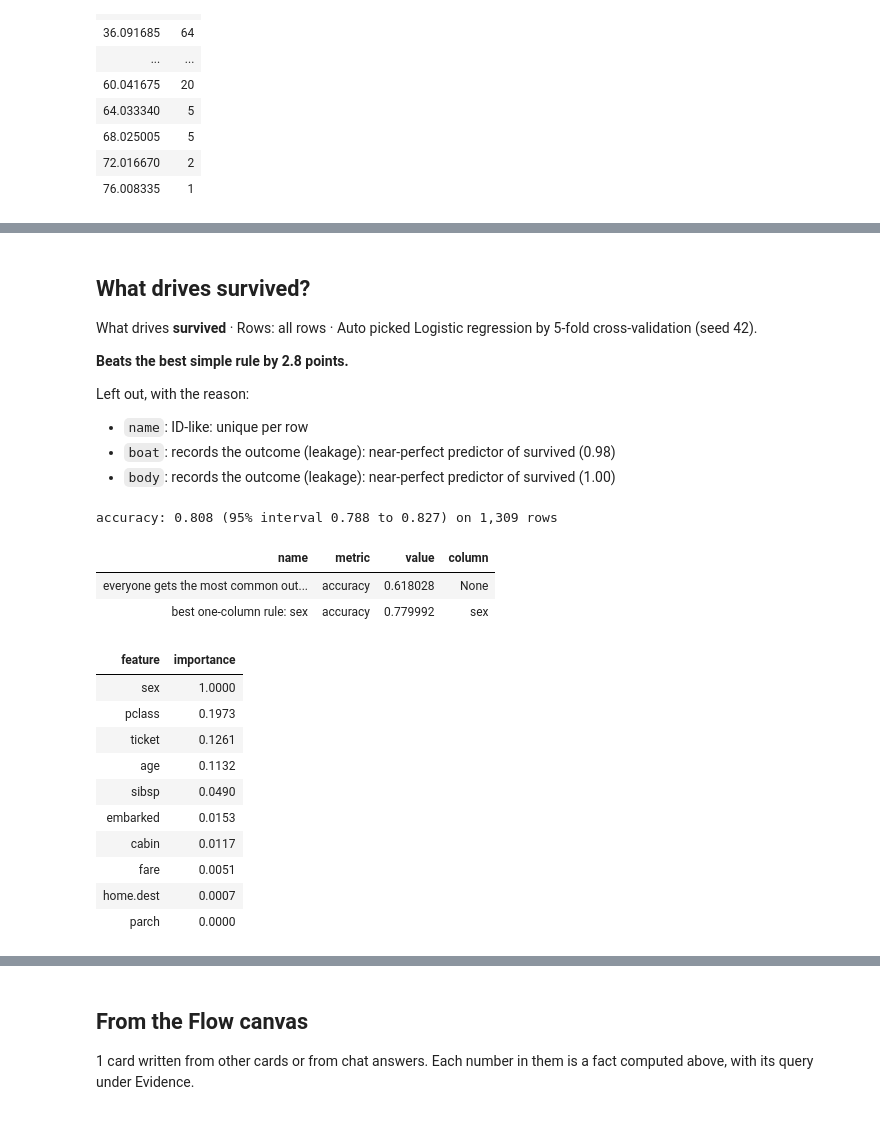
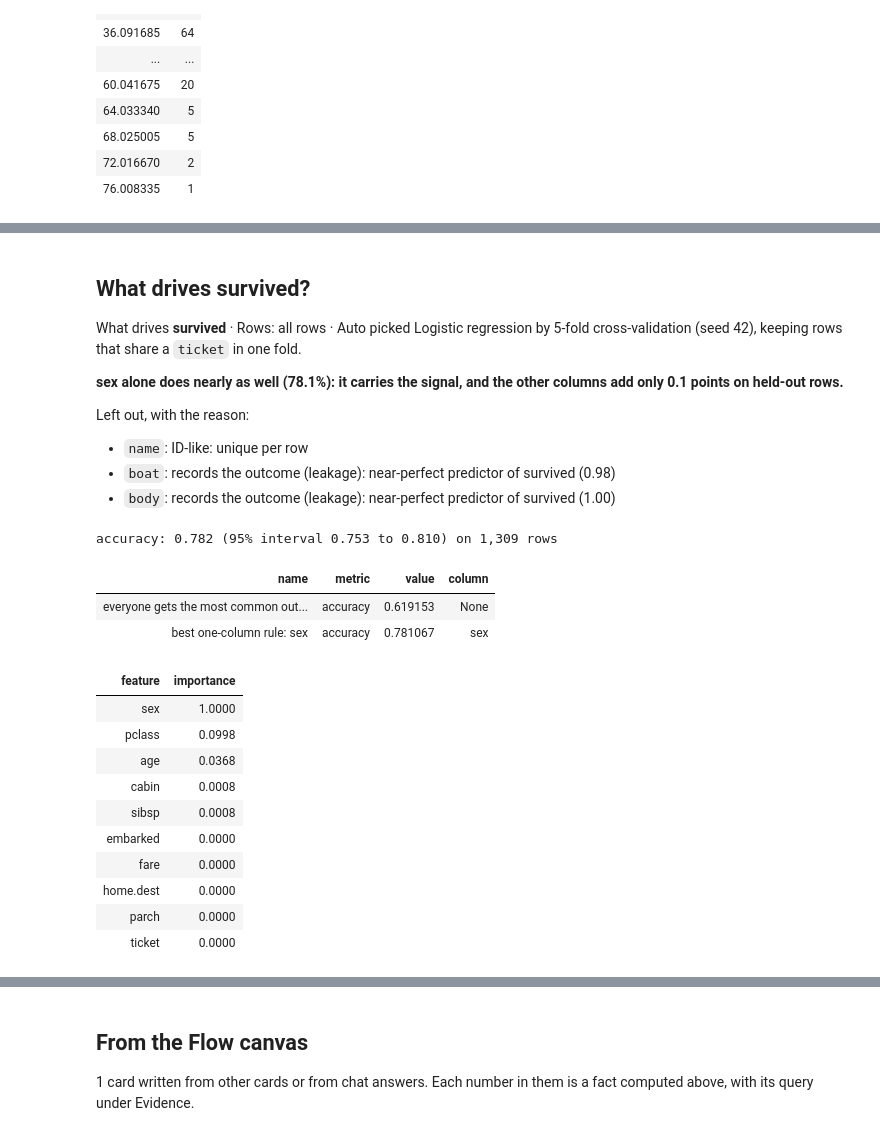
Before and after one commit to n1mk1/sherlock, a Jupyter notebook: docs/examples/titanic3-v4.ipynb, the cells around one changed output, grey strips where cells are left out. Saved outputs shown, nothing was run; the diff lists cells and outputs as text; code cells hidden in the pictures.

```diff
--- a/docs/examples/titanic3-v4.ipynb
+++ b/docs/examples/titanic3-v4.ipynb
@@ -641,9 +637,9 @@ SELECT COUNT(*) FROM t WHERE _quarantine_reason IS NULL AND (1=1)
 # %% [markdown]
 ## What drives survived?
 
-What drives **survived** · Rows: all rows · Auto picked Logistic regression by 5-fold cross-validation (seed 42).
+What drives **survived** · Rows: all rows · Auto picked Logistic regression by 5-fold cross-validation (seed 42), keeping rows that share a `ticket` in one fold.
 
-**Beats the best simple rule by 2.8 points.**
+**sex alone does nearly as well (78.1%): it carries the signal, and the other columns add only 0.1 points on held-out rows.**
 
 Left out, with the reason:
 
@@ -651,8 +647,8 @@ Left out, with the reason:
 - `boat`: records the outcome (leakage): near-perfect predictor of survived (0.98)
 - `body`: records the outcome (leakage): near-perfect predictor of survived (1.00)
 # %%
-# Reproduces Sherlock run run_01M5TBT5TPKFDXJF4GS551PHTS (driver analysis on version 4).
-# Auto tried: Gradient boosting (accuracy 0.806), Random forest (accuracy 0.798). The winner, Logistic regression, is reproduced here.
+# Reproduces Sherlock run run_01M5TQGJ3A1R99MSD16NEA70HG (driver analysis on version 4).
+# Auto tried: Gradient boosting (accuracy 0.763), Random forest (accuracy 0.768). The winner, Logistic regression, is reproduced here.
 import duckdb
 
 import warnings
@@ -688,7 +684,7 @@ from sklearn.linear_model import LogisticRegression, Ridge
 from sklearn.metrics import accuracy_score, f1_score, mean_absolute_error, r2_score, roc_auc_score
 
 
-from sklearn.model_selection import KFold, StratifiedKFold
+from sklearn.model_selection import GroupKFold, KFold, StratifiedGroupKFold, StratifiedKFold, train_test_split
 
 
 from sklearn.pipeline import Pipeline
@@ -701,6 +697,18 @@ from sklearn.tree import DecisionTreeClassifier, DecisionTreeRegressor
 
 
 FOLDS = 5
+
+
+def sample(data, target, task, n, seed):
+    """`n` of the rows, drawn with the seed and back in row order. For categories the draw is stratified
+    by the outcome, so each value keeps its share (TRD §6.7)."""
+    if len(data) <= n:
+        return data
+    if task == "classification":
+        data, _ = train_test_split(data, train_size=n, stratify=data[target].astype(str), random_state=seed)
+    else:
+        data = data.sample(n=n, random_state=seed)
+    return data.sort_values("_row_id")
 
 
 def prepare(data, target, numeric, categorical, high_card):
@@ -744,10 +752,29 @@ def make_model(name, task, seed):
             "one_column_rule": DecisionTreeRegressor(max_depth=1, random_state=seed)}[name]
 
 
-def folds(X, y, task, seed, n_folds=FOLDS):
+def group_labels(data, column):
+    """One label per row for keeping rows that share a value of `column` in one fold. A blank is a
+    group of its own."""
+    labels = data[column].astype(str).to_numpy(dtype=object)
+    blank = data[column].isna().to_numpy()
+    labels[blank] = [f"(blank {i})" for i in range(int(blank.sum()))]
+    return labels
+
+
+def folds(X, y, task, seed, n_folds=FOLDS, groups=None):
+    """The cross-validation splits and whether they keep groups together (TRD §7.5 step 4). With
+    `groups`, the rows of one group (a shared ticket, account or household) stay in one fold, so a
+    held-out row's relatives aren't among its training rows; for categories the folds stay
+    stratified. When grouping leaves a fold without one of the outcomes, or there are fewer groups
+    than folds, the folds are the plain ones."""
+    if groups is not None and len(set(groups)) >= n_folds:
+        split = StratifiedGroupKFold(n_folds, shuffle=True, random_state=seed) if task == "classification" else GroupKFold(n_folds)
+        out = list(split.split(X, y, groups))
+        if task == "regression" or all(y.iloc[test].nunique() == y.nunique() for _, test in out):
+            return out, True
     split = (StratifiedKFold(n_folds, shuffle=True, random_state=seed) if task == "classification"
              else KFold(n_folds, shuffle=True, random_state=seed))
-    return list(split.split(X, y))
+    return list(split.split(X, y)), False
 
 
 def metric_name(task, y):
@@ -774,7 +801,7 @@ def evaluate(name, X, y, task, seed, numeric, categorical, high_card, splits=Non
     per-fold pipelines (for importance)."""
     warnings.filterwarnings("ignore", message="Unknown solver options")  # scikit-learn 1.5 with a newer SciPy
     metric = metric_name(task, y)
-    splits = splits or folds(X, y, task, seed)
+    splits = splits or folds(X, y, task, seed)[0]
     out = {"metric": metric, "folds": [], "fitted": []}
     aucs, maes = [], []
     for train, test in splits:
@@ -826,10 +853,10 @@ def importance(fitted, X, y, metric, seed):
     return table.sort_values(["importance", "feature"], ascending=[False, True]).reset_index(drop=True)
 
 
-def run(data, target, numeric, categorical, high_card, task, model, seed=42, n_folds=FOLDS):
+def run(data, target, numeric, categorical, high_card, task, model, seed=42, n_folds=FOLDS, group=None):
     """Train and score `model` the way Sherlock did: the same folds, baselines and importance."""
     X, y = prepare(data, target, numeric, categorical, high_card)
-    splits = folds(X, y, task, seed, n_folds)
+    splits, grouped = folds(X, y, task, seed, n_folds, group_labels(data, group) if group else None)
     result = evaluate(model, X, y, task, seed, numeric, categorical, high_card, splits)
     base = baselines(X, y, task, seed, numeric, categorical, high_card, splits)
     imp = importance(result["fitted"], X, y, result["metric"], seed)
@@ -841,7 +868,7 @@ def run(data, target, numeric, categorical, high_card, task, model, seed=42, n_f
     for k in ("auc", "mae"):
         if k in result:
             metrics[k] = round(result[k], 6)
-    out = {"metrics": metrics, "baselines": base, "importance": imp, "rows": int(len(X))}
+    out = {"metrics": metrics, "baselines": base, "importance": imp, "rows": int(len(X)), "grouped_by": group if grouped else None}
     if task == "classification":
         out["oof"] = out_of_fold(result["fitted"], X, y, data)
     return out
@@ -859,45 +886,47 @@ def out_of_fold(fitted, X, y, data):
         frames.append(part)
     oof = pd.concat(frames).sort_index()
     if "_row_id" in data.columns:
         oof.insert(0, "_row_id", data.loc[oof.index, "_row_id"].astype(int).values)
     return oof.reset_index(drop=True)
 
 
 def reproduce(df, seed=42):
     """What drives survived: the same rows, features, folds and model as the app."""
     t = df
     data = duckdb.sql('SELECT * FROM t WHERE _quarantine_reason IS NULL AND (1=1) ORDER BY _row_id').df()  # the run's rows (quarantined rows excluded)
     data = data[data['survived'].notna()]
     # Features used: pclass, sex, age, sibsp, parch, ticket, fare, cabin, embarked, home.dest
     # Left out, with the reason:
 #   name: ID-like: unique per row
 #   boat: records the outcome (leakage): near-perfect predictor of survived (0.98)
 #   body: records the outcome (leakage): near-perfect predictor of survived (1.00)
-    return run(data, 'survived', ['age', 'fare'], ['pclass', 'sex', 'sibsp', 'parch', 'embarked'], ['ticket', 'cabin', 'home.dest'], 'classification', 'logistic_regression', seed, n_folds=5)
+    # Rows that share a ticket stay in one fold, so a held-out row's group isn't in its training rows.
+    return run(data, 'survived', ['age', 'fare'], ['pclass', 'sex', 'sibsp', 'parch', 'embarked'], ['ticket', 'cabin', 'home.dest'], 'classification', 'logistic_regression', seed,
+               n_folds=5, group='ticket')
 
 
 from IPython.display import display
 
 run_result = reproduce(df)
 m = run_result["metrics"]
 print(f"{m['metric']}: {m['value']:.3f} (95% interval {m['ci'][0]:.3f} to {m['ci'][1]:.3f}) on {run_result['rows']:,} rows")
 display(pd.DataFrame(run_result["baselines"]))
 run_result["importance"]
 # %% [output]
-accuracy: 0.808 (95% interval 0.788 to 0.827) on 1,309 rows
+accuracy: 0.782 (95% interval 0.753 to 0.810) on 1,309 rows
 | name | metric | value | column |
-| everyone gets the most common out... | accuracy | 0.618028 | None |
-| best one-column rule: sex | accuracy | 0.779992 | sex |
+| everyone gets the most common out... | accuracy | 0.619153 | None |
+| best one-column rule: sex | accuracy | 0.781067 | sex |
 | feature | importance |
 | sex | 1.0000 |
-| pclass | 0.1973 |
-| ticket | 0.1261 |
-| age | 0.1132 |
-| sibsp | 0.0490 |
-| embarked | 0.0153 |
-| cabin | 0.0117 |
-| fare | 0.0051 |
-| home.dest | 0.0007 |
+| pclass | 0.0998 |
+| age | 0.0368 |
+| cabin | 0.0008 |
+| sibsp | 0.0008 |
+| embarked | 0.0000 |
+| fare | 0.0000 |
+| home.dest | 0.0000 |
 | parch | 0.0000 |
+| ticket | 0.0000 |
 # %%
 plot(run_result["importance"].head(15), "importance", x="feature", y="importance", title='What drives survived?')
```
Also changed, not shown: parts of 15 cells of this notebook, 15 other files.
